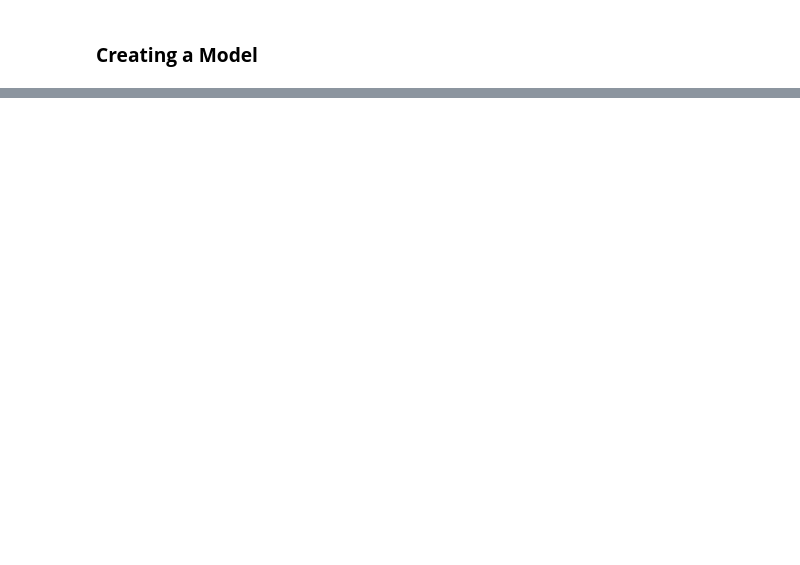
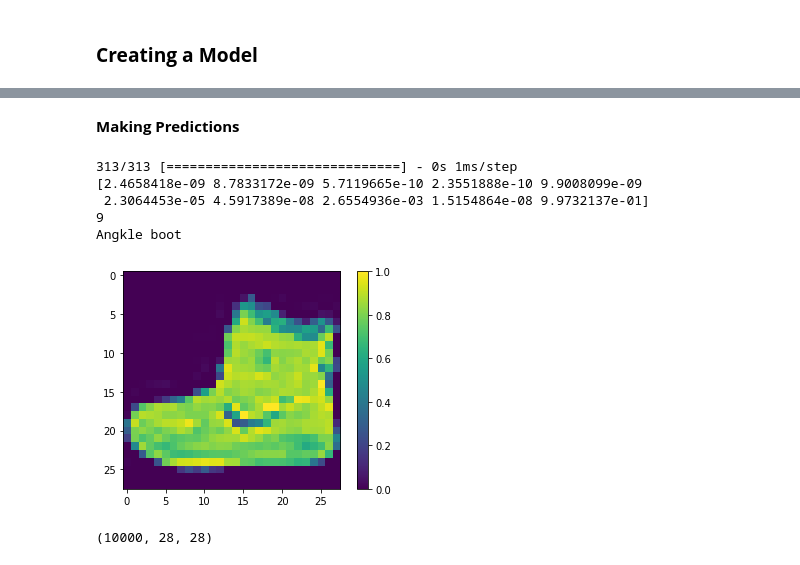
Before and after one commit to taufiksatrian/freeCodeCamp-Machine-Learning-with-Python, a Jupyter notebook: Neural-Networks.ipynb, the cells around one changed output, grey strips where cells are left out. Drawn from its saved outputs; the diff is of its cells as text; code cells hidden in the pictures; blank space fills up the shorter version.

```diff
--- a/Neural-Networks.ipynb
+++ b/Neural-Networks.ipynb
@@ -23,2 +95,5 @@ Gradient Descent
+# %%
+train_images = train_images / 255.0
+test_images = test_images / 255.0
 # %% [markdown]
 ### **Creating a Model**
@@ -24,0 +102,6 @@ Gradient Descent
+# %%
+model = keras.Sequential([
+    keras.layers.Flatten(input_shape=(28, 28)),   #input layer(1)
+    keras.layers.Dense(128, activation='relu'),   #input layer(2)
+    keras.layers.Dense(10, activation='softmax')  #input layer(3)
+])
@@ -24,0 +110,4 @@ Gradient Descent
+# %%
+model.compile(optimizer='adam',
+              loss='sparse_categorical_crossentropy',
+              metrics=['accuracy'])
@@ -24,0 +116,2 @@ Gradient Descent
+# %%
+model.fit(train_images, train_labels, epochs=10)
@@ -24,0 +149,24 @@ Gradient Descent
+# %% [markdown]
+**Making Predictions**
+# %%
+predictions = model.predict(test_images)
+print(predictions[0])
+print(np.argmax(predictions[0]))
+print(class_names[np.argmax(predictions[0])])
+
+plt.figure()
+plt.imshow(train_images[0])
+plt.colorbar()
+plt.grid(False)
+plt.show()
+# %% [output]
+313/313 [==============================] - 0s 1ms/step
+[2.4658418e-09 8.7833172e-09 5.7119665e-10 2.3551888e-10 9.9008099e-09
+ 2.3064453e-05 4.5917389e-08 2.6554936e-03 1.5154864e-08 9.9732137e-01]
+9
+Angkle boot
+[figure, added]
+# %%
+test_images.shape
+# %% [output]
+(10000, 28, 28)
```
Also changed, not shown: parts of 32 cells of this notebook.
